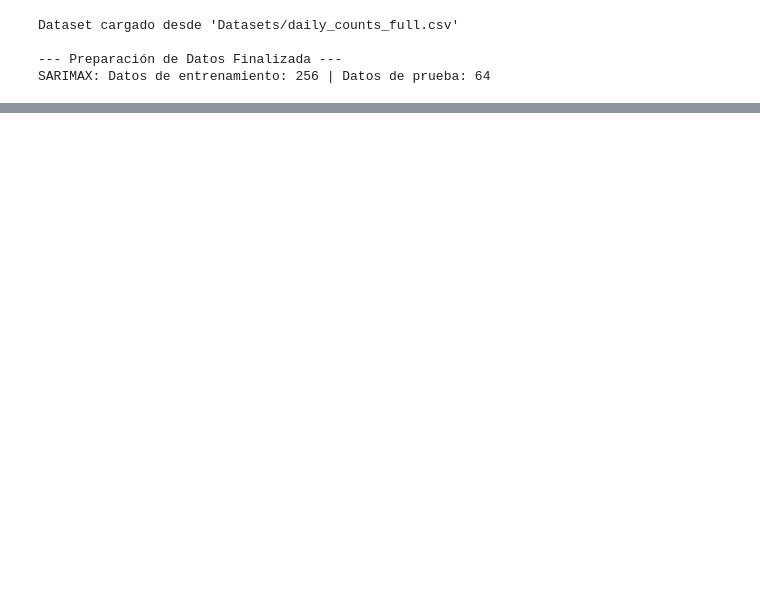
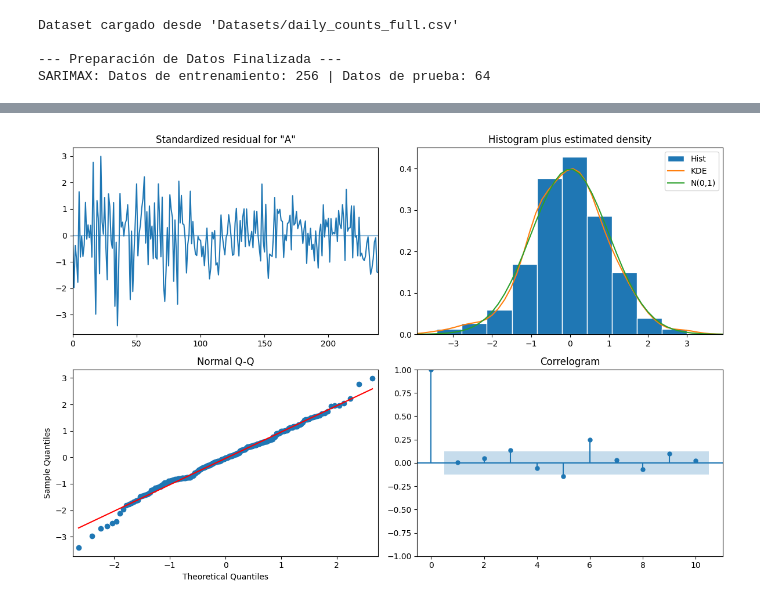
Before and after one commit to BrendanRubilar/IA_Library_Proyect, a Jupyter notebook: SARIMAX.ipynb, the cells around one changed output, grey strips where cells are left out. Saved outputs shown, nothing was run; the diff lists cells and outputs as text; code cells hidden in the pictures; blank space fills up the shorter version.

Commit message:
Algunas cositas del SARIMAX

```diff
--- a/SARIMAX.ipynb
+++ b/SARIMAX.ipynb
@@ -102,24 +102,79 @@ Dataset cargado desde 'Datasets/daily_counts_full.csv'
 --- Preparación de Datos Finalizada ---
 SARIMAX: Datos de entrenamiento: 256 | Datos de prueba: 64
 # %%
-# --- 3. Ajuste (Tuning) y Entrenamiento del Modelo ---
+import itertools
+import warnings
+import sys
 
-# Los órdenes (p, d, q) x (P, D, Q)s definen el modelo.
-# s=7 por la estacionalidad semanal.
-best_order = (1, 0, 1)
-best_seasonal_order = (1, 0, 1, 7) # Se asumen órdenes óptimos para el ejercicio
+# Ignorar advertencias de convergencia para mantener limpia la salida durante la búsqueda
+warnings.filterwarnings("ignore")
 
-print("\nEntrenando modelo SARIMAX final...")
-model_sarimax = sm.tsa.SARIMAX(
-    y_train,
-    exog=X_train,
-    order=best_order,
-    seasonal_order=best_seasonal_order,
-    enforce_stationarity=False,
-    enforce_invertibility=False
-)
+print("--- Iniciando Búsqueda de Hiperparámetros (Grid Search) ---")
 
-# Nota: El fit de SARIMAX puede tomar tiempo.
-results_sarimax = model_sarimax.fit(disp=False)
-print("Entrenamiento de SARIMAX completado.")
+# 1. Definir el rango de parámetros a probar
+# p, d, q variarán entre 0 y 2. Puedes aumentar a 3 si tienes mucha potencia de cómputo.
+p = d = q = range(0, 2)
+
+# Generar combinaciones para la parte no estacional (p,d,q)
+pdq = list(itertools.product(p, d, q))
+
+# Generar combinaciones para la parte estacional (P,D,Q,s) con s=7 (semanal)
+seasonal_pdq = [(x[0], x[1], x[2], 7) for x in list(itertools.product(p, d, q))]
+
+best_aic = float("inf")
+best_params = None
+best_seasonal_params = None
+best_model = None
+
+# 2. Ejecutar el bucle de búsqueda
+print(f"Probando {len(pdq) * len(seasonal_pdq)} combinaciones posibles...")
+
+counter = 0
+for param in pdq:
+    for param_seasonal in seasonal_pdq:
+        try:
+            # Entrenamos un modelo temporal
+            mod = sm.tsa.SARIMAX(y_train,
+                                 exog=X_train,
+                                 order=param,
+                                 seasonal_order=param_seasonal,
+                                 enforce_stationarity=False,
+                                 enforce_invertibility=False)
+
+            # Aumentamos maxiter para evitar ConvergenceWarning
+            results = mod.fit(disp=False, maxiter=200, method='powell')
+
+            # Guardamos el mejor resultado basado en AIC
+            if results.aic < best_aic:
+                best_aic = results.aic
+                best_params = param
+                best_seasonal_params = param_seasonal
+                best_model = results
+                # print(f"Nuevo mejor AIC: {best_aic:.2f} | Orden: {param} x {param_seasonal}")
+
+        except Exception as e:
+            continue
+
+        counter += 1
+        # Barra de progreso simple
+        if counter % 10 == 0:
+            sys.stdout.write(f"\rProgreso: {counter} iteraciones completadas.")
+            sys.stdout.flush()
+
+print(f"\n\n--- Búsqueda Finalizada ---")
+print(f"Mejor AIC logrado: {best_aic:.2f}")
+print(f"Mejores parámetros (p,d,q): {best_params}")
+print(f"Mejores parámetros estacionales (P,D,Q,7): {best_seasonal_params}")
+
+# 3. Asignar el modelo ganador a la variable que usas en la Sección 4
+results_sarimax = best_model
+
+# 4. Diagnóstico de residuos (Opcional pero recomendado)
+print("\nResumen del mejor modelo:")
+print(results_sarimax.summary().tables[1])
+
+# Graficar diagnósticos básicos para verificar que los residuos sean ruido blanco
+results_sarimax.plot_diagnostics(figsize=(12, 8))
+plt.tight_layout()
+plt.show()
 # %% [output]
@@ -127,0 +198 @@ Entrenamiento de SARIMAX completado.
+[figure, added]
```
Also changed, not shown: parts of 8 cells of this notebook, 1 other file.
